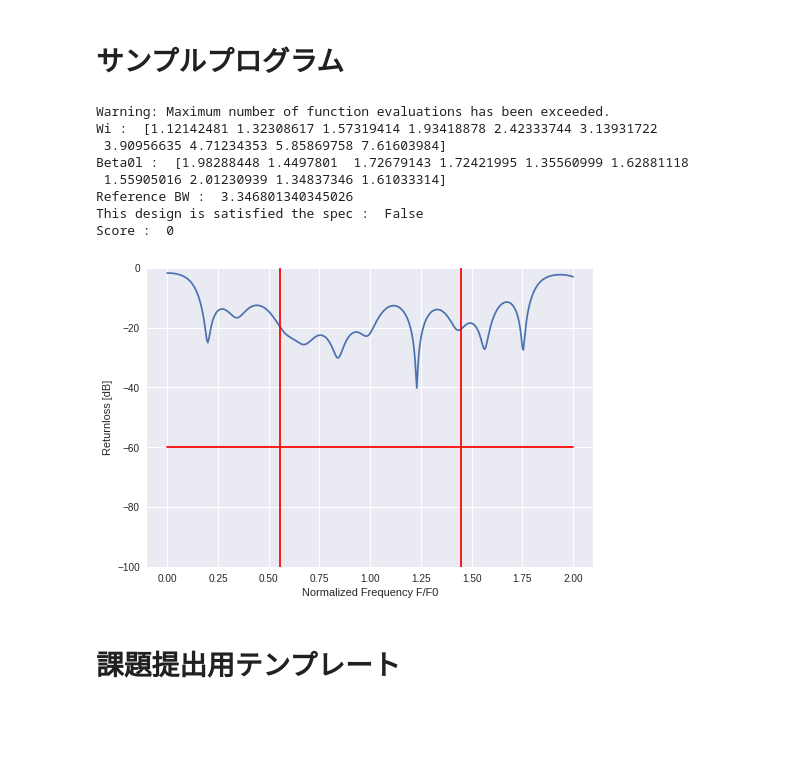
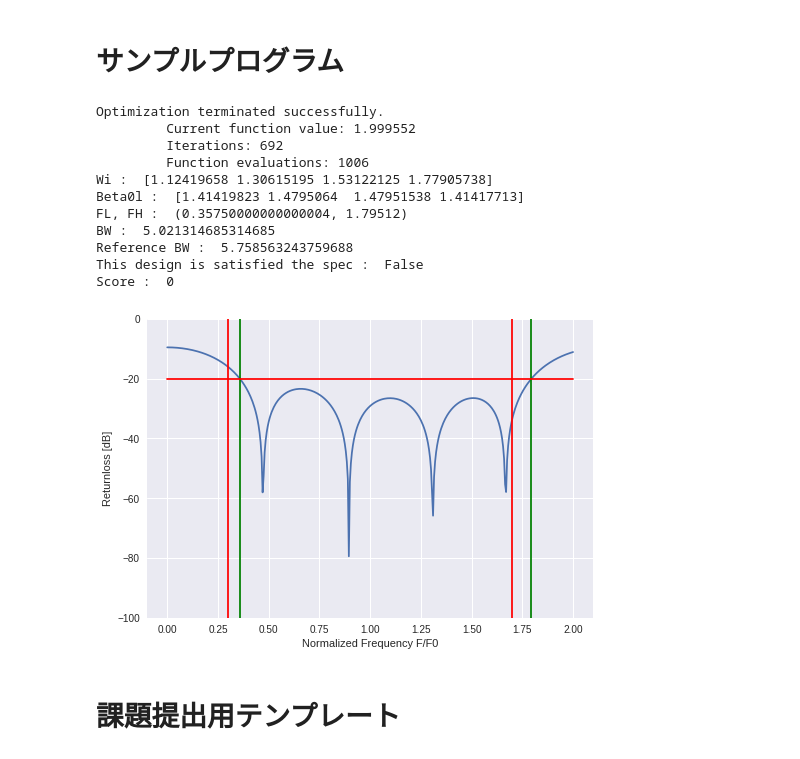
Before and after one commit to h403/EST2018, a Jupyter notebook: EST2018Sample.ipynb, the cells around one changed output. Cells and saved outputs as stored; diff of their text form; code cells hidden in the pictures; blank space fills up the shorter version.

```diff
--- a/EST2018Sample.ipynb
+++ b/EST2018Sample.ipynb
@@ -117,15 +117,15 @@ def calc_score(gamma_max_in_db,impedance_ratio,w,beta0l,bandwidth,n_max): # ス
 from scipy.optimize import fmin
 
 # 設計仕様
-R = 10. # インピーダンス変成比 RL/Z0
-N_MAX = 10 # 用いる伝送線路の最大段数
-GAMMA_MAX = -60 # 帯域内許容反射損失 [dB] 以下
-BW_MIN = 2.61 # 最小整合帯域幅 FH/FL
+R = 2. # インピーダンス変成比 RL/Z0
+N_MAX = 6 # 用いる伝送線路の最大段数
+GAMMA_MAX = -20 # 帯域内許容反射損失 [dB] 以下
+BW_MIN = 5.7 # 最小整合帯域幅 FH/FL
 
 # 最適化パラメータ
 FL = 0.2 # 帯域の下限周波数
 FREQ_OPT = np.linspace(FL,2-FL,401) # 最適化範囲内の正規化周波数リスト F/F0（401点）
-N = 10 # 伝送線路の段数
+N = 4 # 伝送線路の段数
 w = 1 + np.random.rand(N)*(R - 1) # 各段の正規化特性インピーダンス（初期値）
 beta0l = np.array([np.pi/2,]*N) # 各段の電気長 [ラジアン]（初期値）
 
@@ -145,40 +145,43 @@ print('Wi : ', w)
 print('Beta0l : ', beta0l)
 try:
   flfh = calc_flfh(GAMMA_MAX,R,w,beta0l)
   print('FL, FH : ', flfh)
   print('BW : ', flfh[1] / flfh[0])
 except IndexError:
   pass
 print('Reference BW : ', calc_reference_bw(GAMMA_MAX,N,R))
 print('This design is satisfied the spec : ', is_satisfied_spec(GAMMA_MAX,R,w,beta0l,BW_MIN,N_MAX))
 print('Score : ', calc_score(GAMMA_MAX,R,w,beta0l,BW_MIN,N_MAX))
 
 FREQ = np.linspace(0,2,401) # グラフ表示する正規化周波数のリスト F/F0
 plt.plot(FREQ,2*db(calc_gamma_wi(w,beta0l,R,FREQ)))
 try:
   flfh = calc_flfh(GAMMA_MAX,R,w,beta0l)
   plt.plot([flfh[0],flfh[0]],[-100,0],'-g')
   plt.plot([flfh[1],flfh[1]],[-100,0],'-g')
 except IndexError:
   pass
 fl,fh = bw2flfh(BW_MIN)
 plt.plot([0,2],[GAMMA_MAX,GAMMA_MAX],'-r')
 plt.plot([fl,fl],[-100,0],'-r')
 plt.plot([fh,fh],[-100,0],'-r')
 
 plt.ylim(-100,0)
 plt.xlabel('Normalized Frequency F/F0')
 tmp = plt.ylabel('Returnloss [dB]')
 # %% [output]
-Warning: Maximum number of function evaluations has been exceeded.
-Wi :  [1.12142481 1.32308617 1.57319414 1.93418878 2.42333744 3.13931722
- 3.90956635 4.71234353 5.85869758 7.61603984]
-Beta0l :  [1.98288448 1.4497801  1.72679143 1.72421995 1.35560999 1.62881118
- 1.55905016 2.01230939 1.34837346 1.61033314]
-Reference BW :  3.346801340345026
+Optimization terminated successfully.
+         Current function value: 1.999552
+         Iterations: 692
+         Function evaluations: 1006
+Wi :  [1.12419658 1.30615195 1.53122125 1.77905738]
+Beta0l :  [1.41419823 1.4795064  1.47951538 1.41417713]
+FL, FH :  (0.35750000000000004, 1.79512)
+BW :  5.021314685314685
+Reference BW :  5.758563243759688
 This design is satisfied the spec :  False
 Score :  0
-[figure, old version]
+[figure, new version]
 # %% [markdown]
 # 課題提出用テンプレート
 # %% [markdown]
```
